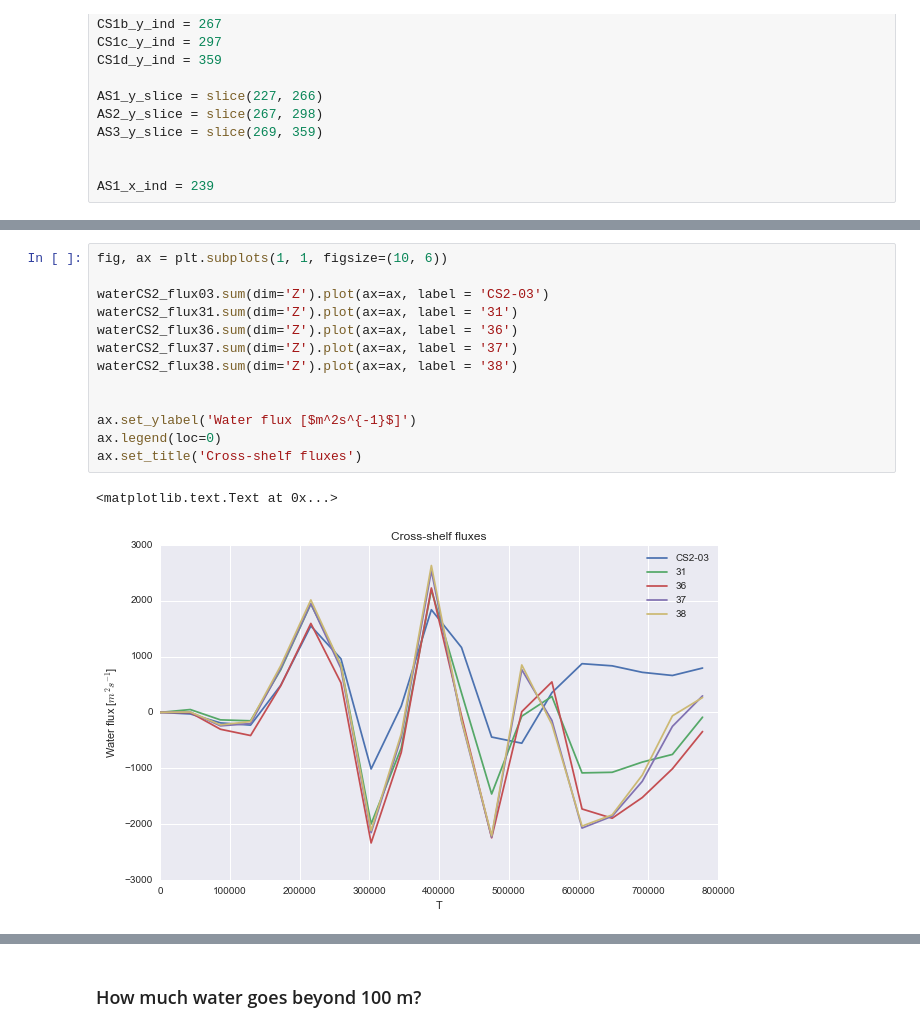
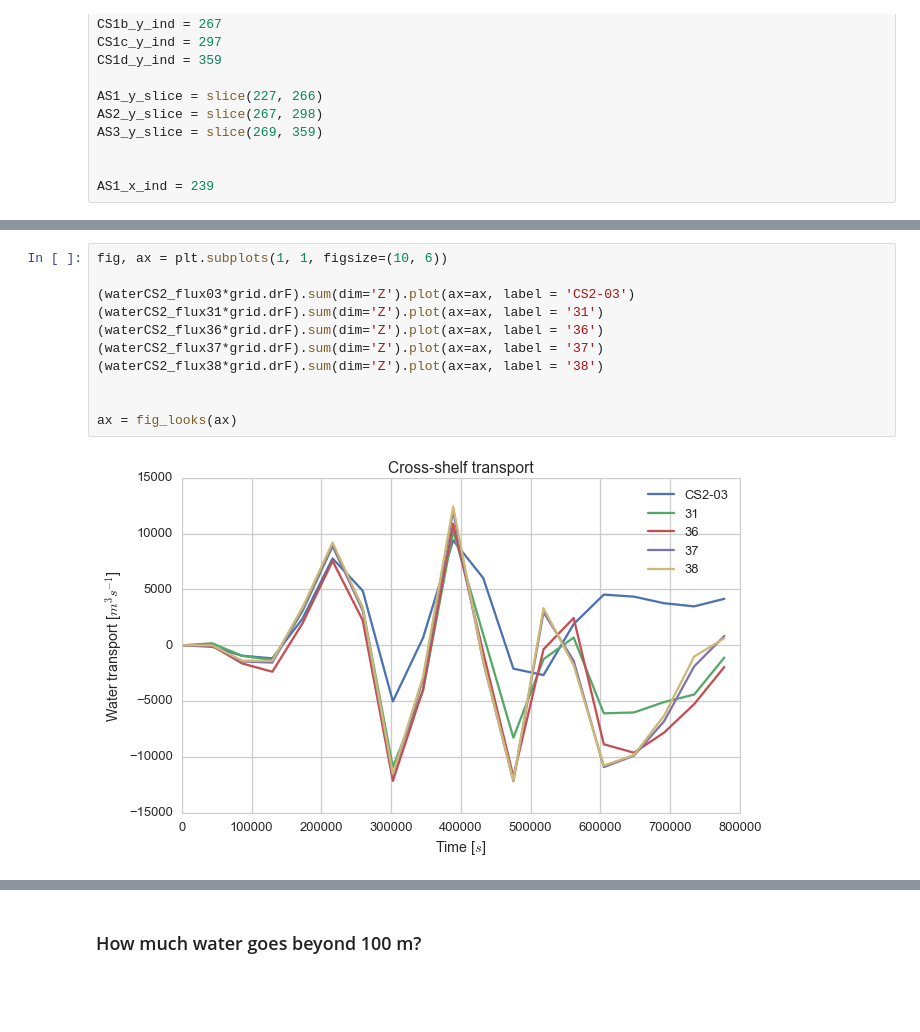
Before and after one commit to UBC-MOAD/outputanalysisnotebooks, a Jupyter notebook: Transports/water_transports_viscosity.ipynb, the cells around one changed output, grey strips where cells are left out. Cells and saved outputs as stored; diff of their text form; blank space fills up the shorter version.

```diff
--- a/Transports/water_transports_viscosity.ipynb
+++ b/Transports/water_transports_viscosity.ipynb
@@ -157,19 +186,16 @@ ax.set_title('Cross-shelf fluxes')
 # %%
 fig, ax = plt.subplots(1, 1, figsize=(10, 6))
 
-waterCS2_flux03.sum(dim='Z').plot(ax=ax, label = 'CS2-03')
-waterCS2_flux31.sum(dim='Z').plot(ax=ax, label = '31')
-waterCS2_flux36.sum(dim='Z').plot(ax=ax, label = '36')
-waterCS2_flux37.sum(dim='Z').plot(ax=ax, label = '37')
-waterCS2_flux38.sum(dim='Z').plot(ax=ax, label = '38')
+(waterCS2_flux03*grid.drF).sum(dim='Z').plot(ax=ax, label = 'CS2-03')
+(waterCS2_flux31*grid.drF).sum(dim='Z').plot(ax=ax, label = '31')
+(waterCS2_flux36*grid.drF).sum(dim='Z').plot(ax=ax, label = '36')
+(waterCS2_flux37*grid.drF).sum(dim='Z').plot(ax=ax, label = '37')
+(waterCS2_flux38*grid.drF).sum(dim='Z').plot(ax=ax, label = '38')
 
 
-ax.set_ylabel('Water flux [$m^2s^{-1}$]')
-ax.legend(loc=0)
-ax.set_title('Cross-shelf fluxes')
+ax = fig_looks(ax)
 # %% [output]
-<matplotlib.text.Text at 0x...>
-[figure, old version]
+[figure, new version]
 # %%
 fig, ax = plt.subplots(1, 1, figsize=(10, 6))
 
```
Also changed, not shown: parts of 11 cells of this notebook.
